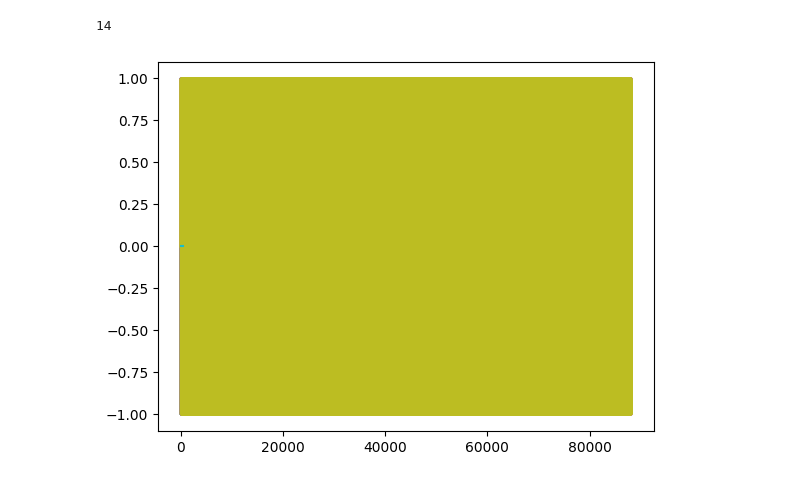
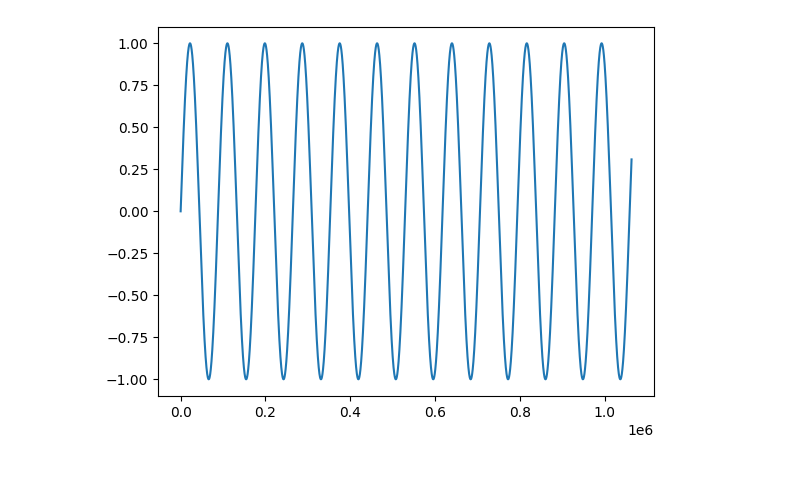
Before and after one commit to Adelpozo04/Informatica-Musical, a Jupyter notebook: Practica 1/p1.ipynb, the cells around one changed output. Drawn from its saved outputs; the diff is of its cells as text; code cells hidden in the pictures.

Commit message:
ejercicio 5

```diff
--- a/Practica 1/p1.ipynb
+++ b/Practica 1/p1.ipynb
@@ -84,9 +82,9 @@ def sinusoidal(dur, frec, amp, fase):
     soporte = np.arange(dur*SRATE)
     noise = np.sin(((2*np.pi*soporte*frec)/SRATE) + fase)
 
-    plt.plot(soporte, noise)   #100 primeras muestras
+    #plt.plot(soporte, noise)   #100 primeras muestras
 
-    return noise
+    return noise * amp
 
 # sen((2*pi*xi/SRATE) + fase)
 # para aumentar la fase sumar en el argumento del seno
@@ -162,10 +155,6 @@ def partituraLen(parti):
 
 def happybirthday(parti):
 
-    #calcula la duracion de la partitura
-    dur = partituraLen(parti)
-    print(dur)
-
     #saca un int y eso no le mola por eso se queja lmfao
     song = np.empty(len(parti)*SRATE)
     i = 0
@@ -187,6 +176,27 @@ data = happybirthday(partitura2)
 data * 0.5
 sd.play(data, SRATE)
 sd.wait()
-# %% [output]
-14
-[figure, removed]
+# %%
+# ejercicio 5
+
+def modulator(signal, freq):
+    dur = len(signal)/SRATE
+    #mod = np.empty([len(signal)])
+
+    #mod = np.random.uniform(low=0, high=1, size=(len(signal)))
+    #mod = np.random.uniform(0, 1, dur*SRATE)
+    mod = sinusoidal(dur, freq, 1, 0)
+
+    plt.plot(mod)
+
+    return signal * mod
+# %%
+data = happybirthday(partitura2)
+
+modulated = modulator(data, 0.5)
+
+modulated * 0.5
+sd.play(modulated, SRATE)
+sd.wait()
+# %% [output]
+[figure, added]
```
Also changed, not shown: parts of 5 cells of this notebook.
